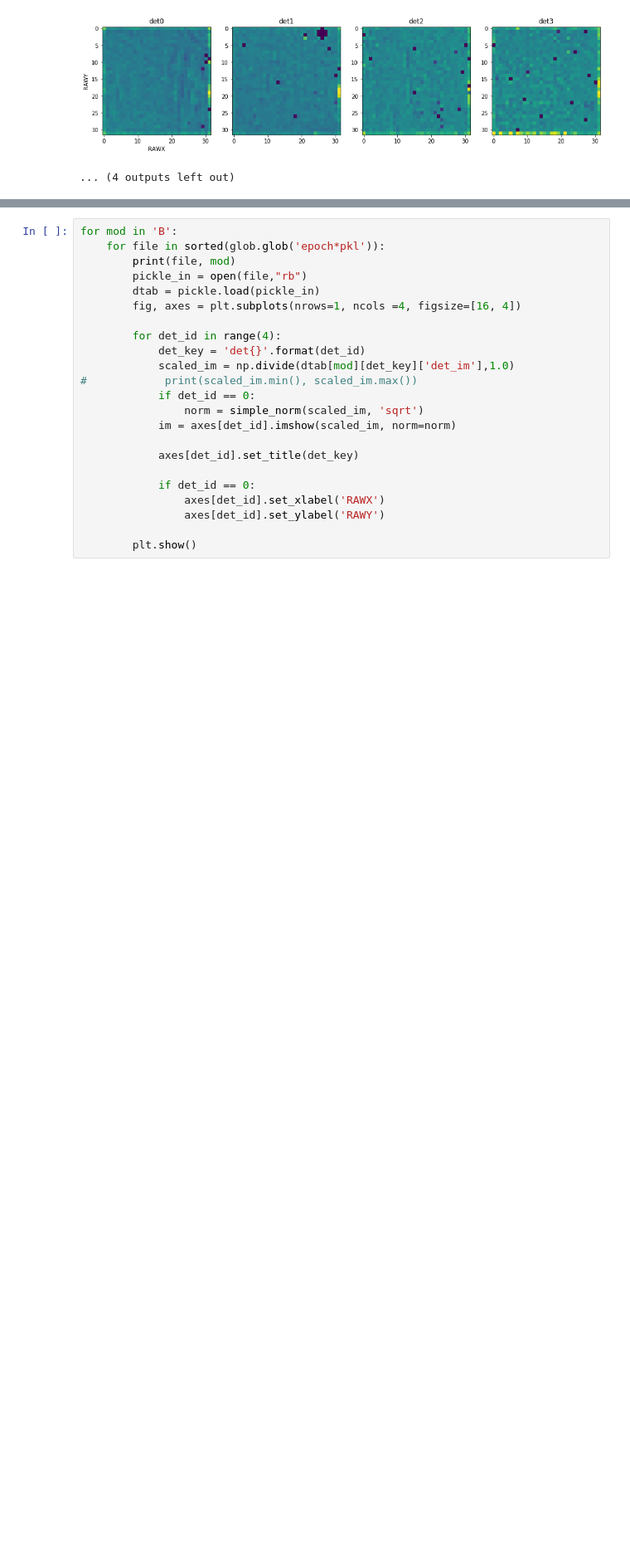
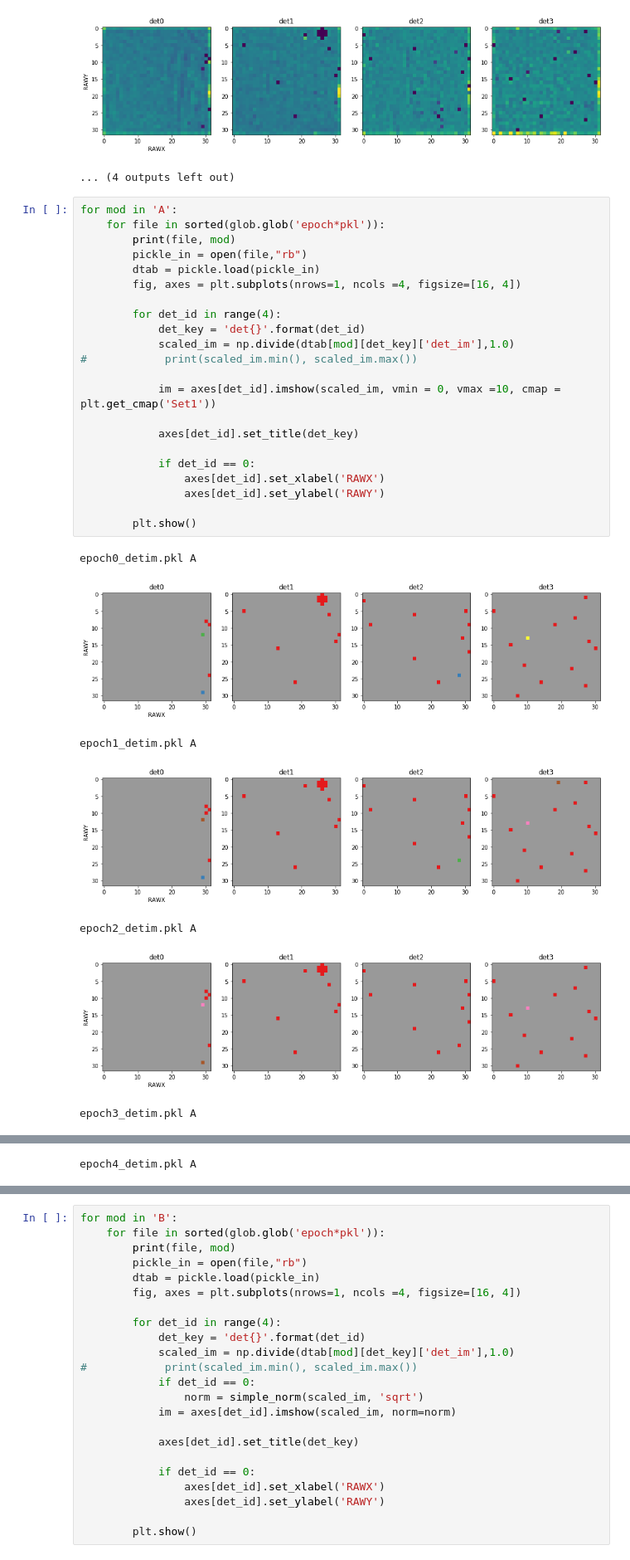
Before and after one commit to bwgref/nustar_background, a Jupyter notebook: detector_images/detector_images.ipynb, the cells around one changed output, grey strips where cells are left out. Shown at 83% size. Cells and saved outputs as stored; diff of their text form; blank space fills up the shorter version.

```diff
--- a/detector_images/detector_images.ipynb
+++ b/detector_images/detector_images.ipynb
@@ -168,3 +168,33 @@ epoch4_detim.pkl A
 epoch5_detim.pkl A
 [figure]
 ... (4 outputs left out)
+# %%
+for mod in 'A':
+    for file in sorted(glob.glob('epoch*pkl')):
+        print(file, mod)
+        pickle_in = open(file,"rb")
+        dtab = pickle.load(pickle_in)
+        fig, axes = plt.subplots(nrows=1, ncols =4, figsize=[16, 4])
+
+        for det_id in range(4):
+            det_key = 'det{}'.format(det_id)
+            scaled_im = np.divide(dtab[mod][det_key]['det_im'],1.0)
+#            print(scaled_im.min(), scaled_im.max())
+
+            im = axes[det_id].imshow(scaled_im, vmin = 0, vmax =10, cmap = plt.get_cmap('Set1'))
+
+            axes[det_id].set_title(det_key)
+
+            if det_id == 0:
+                axes[det_id].set_xlabel('RAWX')
+                axes[det_id].set_ylabel('RAWY')
+
+        plt.show()
+# %% [output]
+epoch0_detim.pkl A
+[figure, added]
+epoch1_detim.pkl A
+[figure, added]
+epoch2_detim.pkl A
+[figure, added]
+epoch3_detim.pkl A
@@ -170,0 +202 @@ epoch5_detim.pkl A
+epoch4_detim.pkl A
```
Also changed, not shown: parts of 2 cells of this notebook, 11 other files.
